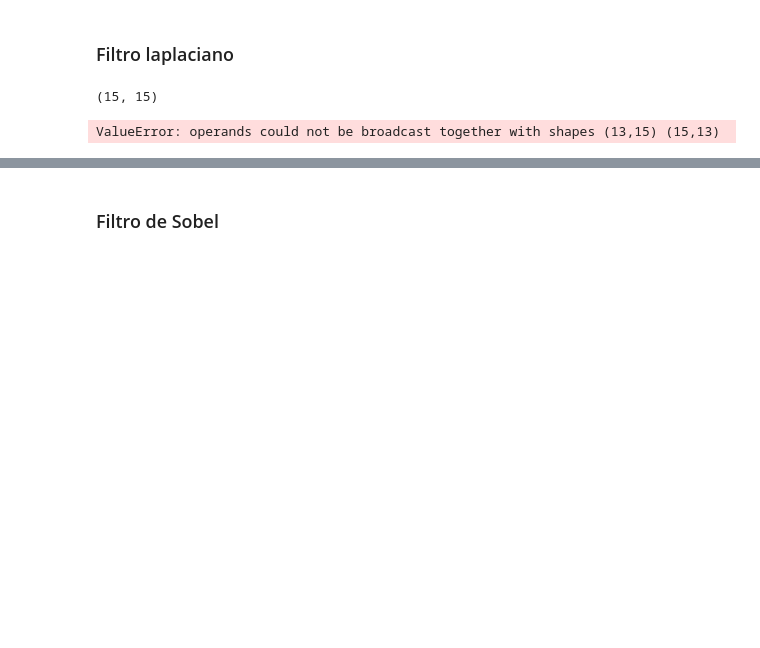
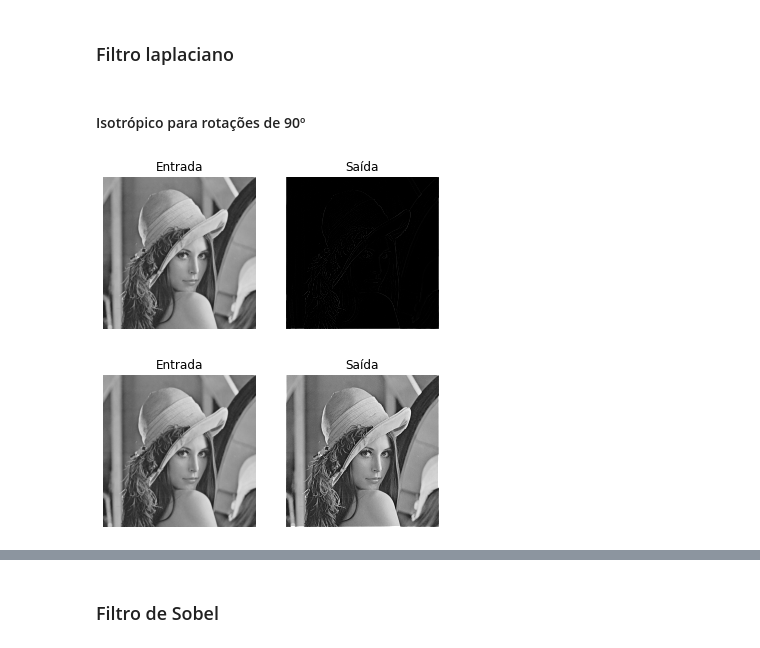
Before and after one commit to gabrielcbenedito/pdi, a Jupyter notebook: lista_1.ipynb, the cells around one changed output, grey strips where cells are left out. Saved outputs shown, nothing was run; the diff lists cells and outputs as text; code cells hidden in the pictures; blank space fills up the shorter version.

```diff
--- a/lista_1.ipynb
+++ b/lista_1.ipynb
@@ -30,7 +33,7 @@ def plot_img(img, title=None):
     ax.axis('off')
 
 # plots input and output images
-def plot_img_in_ou(img_in, img_out):
+def plot_img_in_out(img_in, img_out):
     fig, axs = plt.subplots(1, 2)
     # input image
     axs[0].imshow(img_in, cmap='gray', vmin=0, vmax=1)
@@ -39,7 +42,25 @@ def plot_img_in_ou(img_in, img_out):
     # output image
     axs[1].imshow(img_out, cmap='gray', vmin=0, vmax=1)
     axs[1].set_title('Saída')
-    axs[1].axis('off');
+    axs[1].axis('off')
+
+# plots input and output images
+def plot_spectrum(img):
+    fig, axs = plt.subplots(1, 3)
+    # input image
+    axs[0].imshow(img, cmap='gray', vmin=0, vmax=1)
+    axs[0].set_title('Entrada')
+    axs[0].axis('off')
+    # fft2
+    img_fft2 = fft2(img)
+    # abs
+    axs[1].imshow(np.abs(img_fft2), cmap='gray', norm=LogNorm())
+    axs[1].set_title('Módulo')
+    axs[1].axis('off')
+    # phase
+    axs[2].imshow(np.angle(img_fft2), cmap='gray')
+    axs[2].set_title('Fase')
+    axs[2].axis('off')
 
 # plots an frequency and density histogram
 def plot_hist(img, n_bins=30):
@@ -248,11 +259,19 @@ plot_img_in_ou(img, img_out)
+# %%
+# isotropic laplacian filter
+def ilf90(x):
+    i = int((x.shape[0]-1)/2)
+    return  4*x[i, i] - (x[i+1, i] + x[i-1, i] + x[i, i+1] + x[i, i-1])
+def ilf45(x):
+    i = int((x.shape[0]-1)/2)
+    return 9*x[i, i] - np.sum(x)
+# %% [markdown]
+#### Isotrópico para rotações de 90º
 # %%
-# isotropic laplacian filter
-ilf = lambda x: np.diff(x, n=2, axis=0) + np.diff(x, n=2, axis=1)
-# mean filter on a 15x15 kernel padding input and filling it with zeroes
-img_out = spatial_conv(img, ilf, kernel_size=15, padding=True)
-
+# isotropic laplacian filter (90º-isotropic), padding input input and filling it with zeroes
+img_out = spatial_conv(img, ilf90, kernel_size=3, padding=True)
 # plots
-plot_img_in_ou(img, img_out)
+plot_img_in_out(img, img_out)
+plot_img_in_out(img, img + img_out)
 # %% [output]
-(15, 15)
-ValueError: operands could not be broadcast together with shapes (13,15) (15,13)
+[figure, added]
+[figure, added]
```
Also changed, not shown: parts of 30 cells of this notebook.
